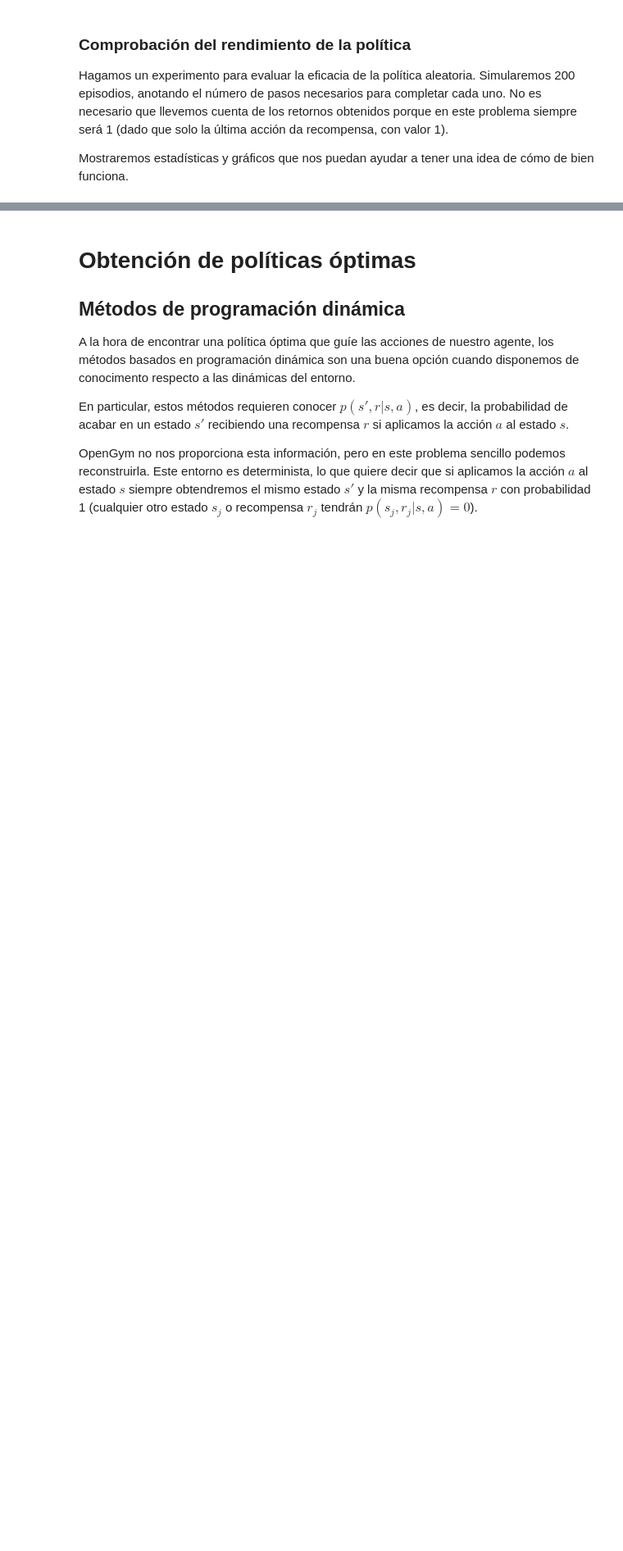
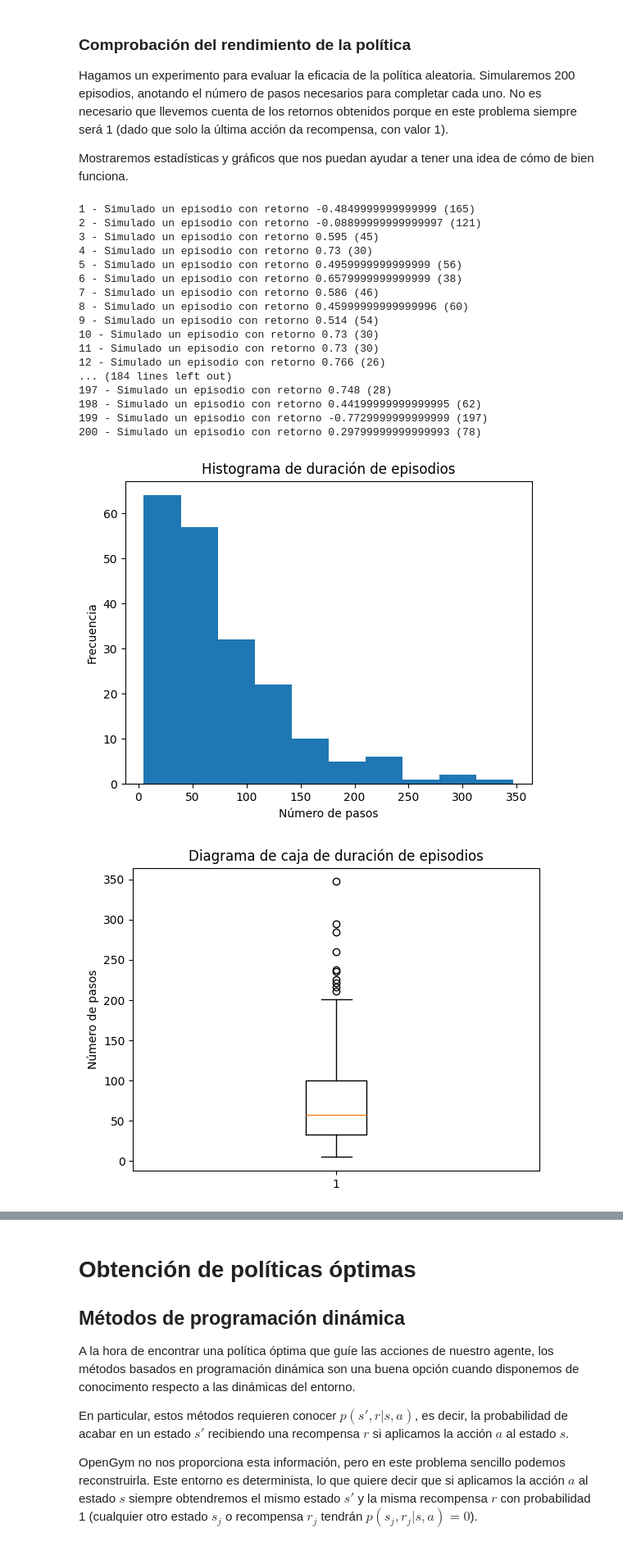
Before and after one commit to EmilioUcelayLojo/AA3, a Jupyter notebook: lab4/lab4.ipynb, the cells around one changed output, grey strips where cells are left out. Shown at 82% size. Cells and saved outputs as stored; diff of their text form; code cells hidden in the pictures; blank space fills up the shorter version.

```diff
--- a/lab4/lab4.ipynb
+++ b/lab4/lab4.ipynb
@@ -235,16 +231,25 @@ politica_aleatoria[:] = 1.0/3
 # %% [markdown]
 Una vez hemos definido la política, podemos definir una función para sustituir a `env.action_space.sample()`. Esta función recibirá la política que debe seguir y el estado para el que seleccionar la acción. Devolverá la acción muestreada siguiendo la distribución descrita por la política para ese estado.
 # %%
+# Define el diccionario de mapeo
+ACCIONES_MAPEO = {
+    acciones.left: "left",
+    acciones.right: "right",
+    acciones.forward: "forward"
+}
+
 def muestrea_politica(estado:Estado, politica:np.ndarray) -> int:
     # Obtenemos la distribución de probabilidad
     probs = politica[estado.x, estado.y, estado.dir, :]
     # Comprobación de que la política está bien (se puede comentar cuando estemos seguros de que es así)
     np.testing.assert_almost_equal(np.sum(probs), 1.0, err_msg='La política para un estado siempre debe sumar 1')
-    # Devolvemos una acción aleatoria muestreada según las probabilidades indicadas por la política
-    return np.random.choice(ACCIONES_UTILES, p=probs)
+    # Obtener la acción
+    accion = np.random.choice(ACCIONES_UTILES, p=probs)
+
+    return accion
 
 # TODO - Obtén la acción muestreada de la policy_aleatoria para el estado en que el agente está en la casilla central mirando hacia abajo
 accion = muestrea_politica(Estado(1, 1, 1), politica_aleatoria)
 
-print(accion)
+print(accion,'->', ACCIONES_MAPEO[accion])
 # %% [output]
@@ -274,22 +321,51 @@ Mostraremos estadísticas y gráficos que nos puedan ayudar a tener una idea de
 # %%
 def comprueba_politica(politica:np.ndarray) -> None:
     episodios_pasos = []
 
     # TODO - Simula 200 episodios, añadiendo sus respectivos números de pasos a episodios_pasos y mostrando por cada uno un mensaje de la forma '{iteracion} - Simulado un episodio con retorno {retorno} ({num_pasos})'
-    ...
+    for iteracion in range(200):
+        retorno, num_pasos = simula_episodio(politica)  # Simular un episodio
+        episodios_pasos.append(num_pasos)  # Guardar el número de pasos
+        print(f'{iteracion + 1} - Simulado un episodio con retorno {retorno} ({num_pasos})')  # Mostrar el mensaje
 
-    assert(len(episodios_pasos)==200)
+    assert len(episodios_pasos) == 200  # Verificar que se simularon 200 episodios
 
-    # Mostramos un histograma para la duración de los episodios
+    # Mostrar histograma
     plt.hist(episodios_pasos)
+    plt.xlabel('Número de pasos')
+    plt.ylabel('Frecuencia')
+    plt.title('Histograma de duración de episodios')
     plt.show()
 
-    # Mostramos también un diagrama de caja
+    # Mostrar diagrama de caja
     plt.boxplot(episodios_pasos)
+    plt.ylabel('Número de pasos')
+    plt.title('Diagrama de caja de duración de episodios')
     plt.show()
 
-    # Por último, escribimos un par de estadísticas
-    print('Se han necesitado de media',np.mean(episodios_pasos),'pasos (+-',np.std(episodios_pasos),')')
-    print('El episodio más corto duró',np.min(episodios_pasos),'pasos y el episodio más largo duró',np.max(episodios_pasos),'pasos')
+    # Mostrar estadísticas
+    print('Se han necesitado de media', np.mean(episodios_pasos), 'pasos (+-', np.std(episodios_pasos), ')')
+    print('El episodio más corto duró', np.min(episodios_pasos), 'pasos y el episodio más largo duró', np.max(episodios_pasos), 'pasos')
+
 
 comprueba_politica(politica_aleatoria)
+# %% [output]
+1 - Simulado un episodio con retorno -0.4849999999999999 (165)
+2 - Simulado un episodio con retorno -0.08899999999999997 (121)
+3 - Simulado un episodio con retorno 0.595 (45)
+4 - Simulado un episodio con retorno 0.73 (30)
+5 - Simulado un episodio con retorno 0.4959999999999999 (56)
+6 - Simulado un episodio con retorno 0.6579999999999999 (38)
+7 - Simulado un episodio con retorno 0.586 (46)
+8 - Simulado un episodio con retorno 0.45999999999999996 (60)
+9 - Simulado un episodio con retorno 0.514 (54)
+10 - Simulado un episodio con retorno 0.73 (30)
+11 - Simulado un episodio con retorno 0.73 (30)
+12 - Simulado un episodio con retorno 0.766 (26)
+... (184 lines left out)
+197 - Simulado un episodio con retorno 0.748 (28)
+198 - Simulado un episodio con retorno 0.44199999999999995 (62)
+199 - Simulado un episodio con retorno -0.7729999999999999 (197)
+200 - Simulado un episodio con retorno 0.29799999999999993 (78)
+[figure, added]
+[figure, added]
```
Also changed, not shown: parts of 15 cells of this notebook.
